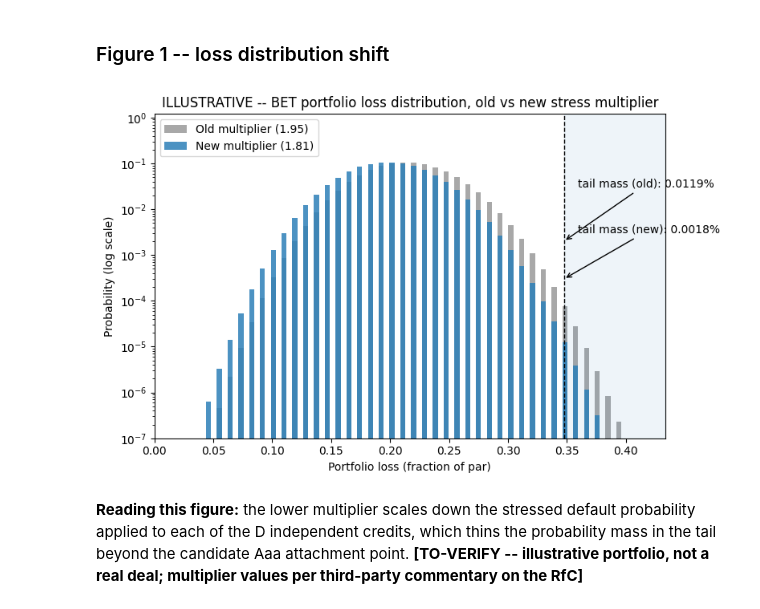
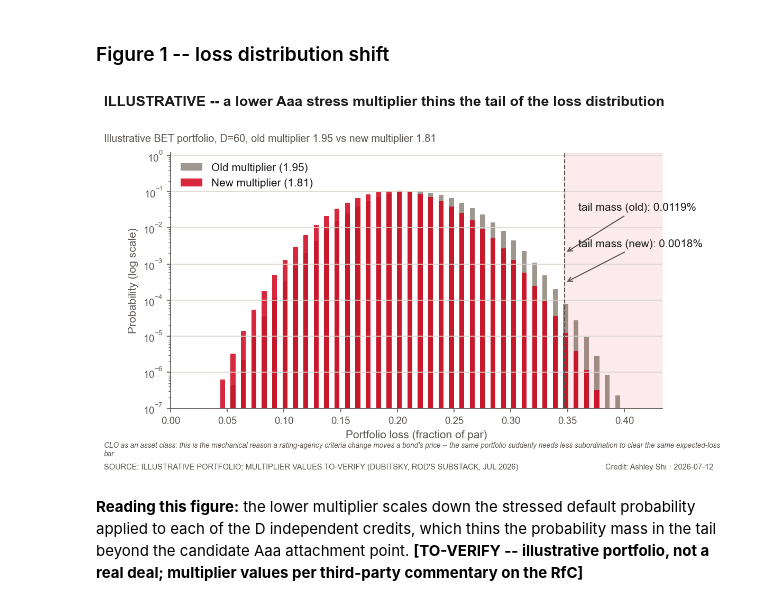
Before and after one commit to ZinuoS/Moody-s-Fitch-Rating-Replica-, a Jupyter notebook: research/clo_methodology_change_2026.ipynb, the cells around one changed output. Cells and saved outputs as stored; diff of their text form; code cells hidden in the pictures.

```diff
--- a/research/clo_methodology_change_2026.ipynb
+++ b/research/clo_methodology_change_2026.ipynb
@@ -29,11 +29,14 @@ import matplotlib.pyplot as plt
 from matplotlib.patches import FancyBboxPatch
 from pathlib import Path
 
-ACCENT = "#2c7fb8"
+from style import (
+    apply_theme, categorical_color, warm_gray_ramp, sequential_cmap,
+    categorical_cmap, ACCENT, WARM_GRAY, INK_MUTED, save_figure,
+)
+
 FIG_DIR = Path("figures")
 FIG_DIR.mkdir(exist_ok=True)
-plt.rcParams["figure.dpi"] = 100
-plt.rcParams["savefig.bbox"] = "tight"
+apply_theme()
 # %% [markdown]
 ### Provenance
 
@@ -402,36 +412,44 @@ Stressed PD, new multiplier (1.81): 36.2000%
 # %%
 losses_old, pk_old = bet_loss_dist(D, stressed_pd_old, recovery)
 losses_new, pk_new = bet_loss_dist(D, stressed_pd_new, recovery)
 candidate_attach = min_attach_for_el(D, stressed_pd_old, recovery, illustrative_el_target)
 tail_old = pk_old[losses_old > candidate_attach].sum()
 tail_new = pk_new[losses_new > candidate_attach].sum()
 
 visible_support = losses_old[pk_old > 1e-7].max()
 x_max = min(1.0, max(visible_support, candidate_attach) * 1.1)
 fig, ax = plt.subplots(figsize=(8, 5))
 width = 0.6 * x_max / D
-ax.bar(losses_old, pk_old, width=width, color="0.6", alpha=0.85,
+ax.bar(losses_old, pk_old, width=width, color=WARM_GRAY[1], alpha=0.85,
        label=f"Old multiplier ({CONFIG['multiplier_old']})")
 ax.bar(losses_new, pk_new, width=width, color=ACCENT, alpha=0.85,
        label=f"New multiplier ({CONFIG['multiplier_new']})")
-ax.axvline(candidate_attach, color="black", ls="--", lw=1)
+ax.axvline(candidate_attach, color=INK_MUTED, ls="--", lw=1)
 ax.axvspan(candidate_attach, x_max, color=ACCENT, alpha=0.08)
 ax.annotate(f"tail mass (old): {tail_old:.4%}", xy=(candidate_attach, 2e-3),
-            xytext=(candidate_attach + 0.012, 3e-2), arrowprops=dict(arrowstyle="->"))
+            xytext=(candidate_attach + 0.012, 3e-2), arrowprops=dict(arrowstyle="->", color=INK_MUTED))
 ax.annotate(f"tail mass (new): {tail_new:.4%}", xy=(candidate_attach, 3e-4),
-            xytext=(candidate_attach + 0.012, 3e-3), arrowprops=dict(arrowstyle="->"))
+            xytext=(candidate_attach + 0.012, 3e-3), arrowprops=dict(arrowstyle="->", color=INK_MUTED))
 ax.set_yscale("log")
 ax.set_ylim(1e-7, 1.2)
 ax.set_xlim(0, x_max)
 ax.set_xlabel("Portfolio loss (fraction of par)")
 ax.set_ylabel("Probability (log scale)")
-ax.set_title("ILLUSTRATIVE -- BET portfolio loss distribution, old vs new stress multiplier")
 ax.legend()
-fig.tight_layout()
-fig.savefig(FIG_DIR / "02_loss_distribution_shift.png", dpi=150)
+save_figure(
+    fig, "02_loss_distribution_shift",
+    headline="ILLUSTRATIVE -- a lower Aaa stress multiplier thins the tail of the loss distribution",
+    subtitle=(f"Illustrative BET portfolio, D={D}, old multiplier {CONFIG['multiplier_old']} "
+              f"vs new multiplier {CONFIG['multiplier_new']}"),
+    source="illustrative portfolio; multiplier values TO-VERIFY (Dubitsky, Rod's Substack, Jul 2026)",
+    notes=("CLO as an asset class: this is the mechanical reason a rating-agency criteria change "
+           "moves a bond's price -- the same portfolio suddenly needs less subordination to clear "
+           "the same expected-loss bar."),
+    fig_dir=FIG_DIR,
+)
 plt.show()
 # %% [output]
-[figure, old version]
+[figure, new version]
 # %% [markdown]
 **Reading this figure:** the lower multiplier scales down the stressed
 default probability applied to each of the D independent credits, which
```
Also changed, not shown: parts of 17 cells of this notebook, 7 other files.
